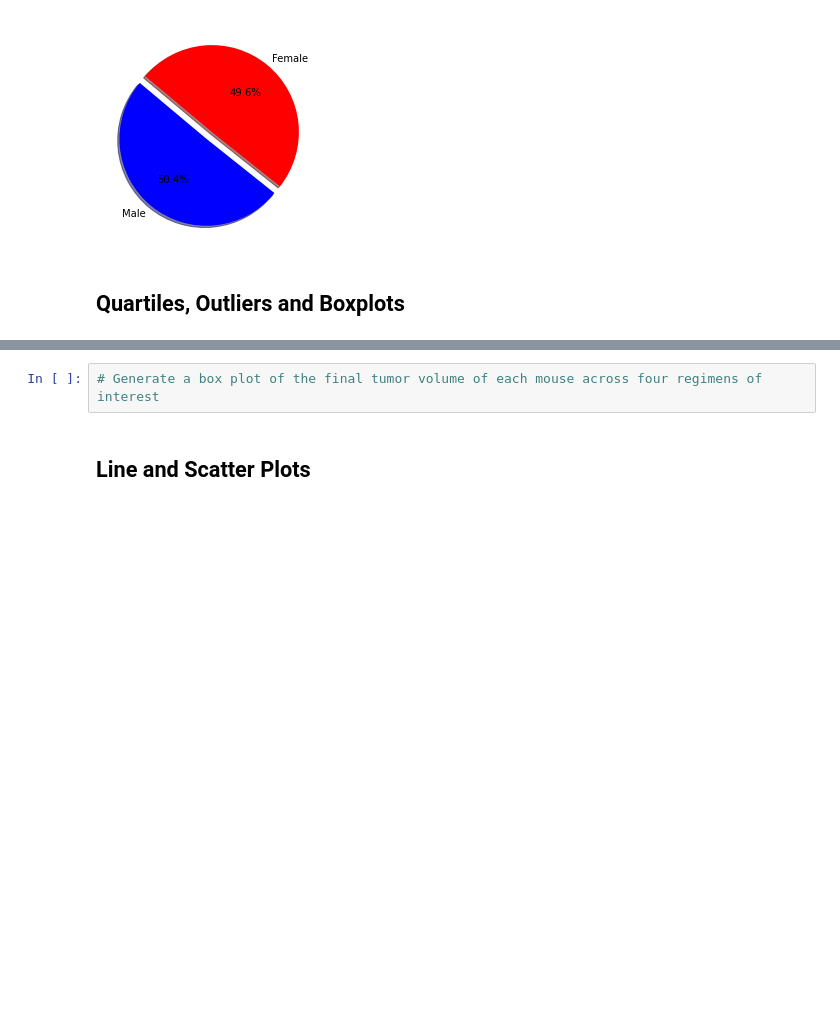
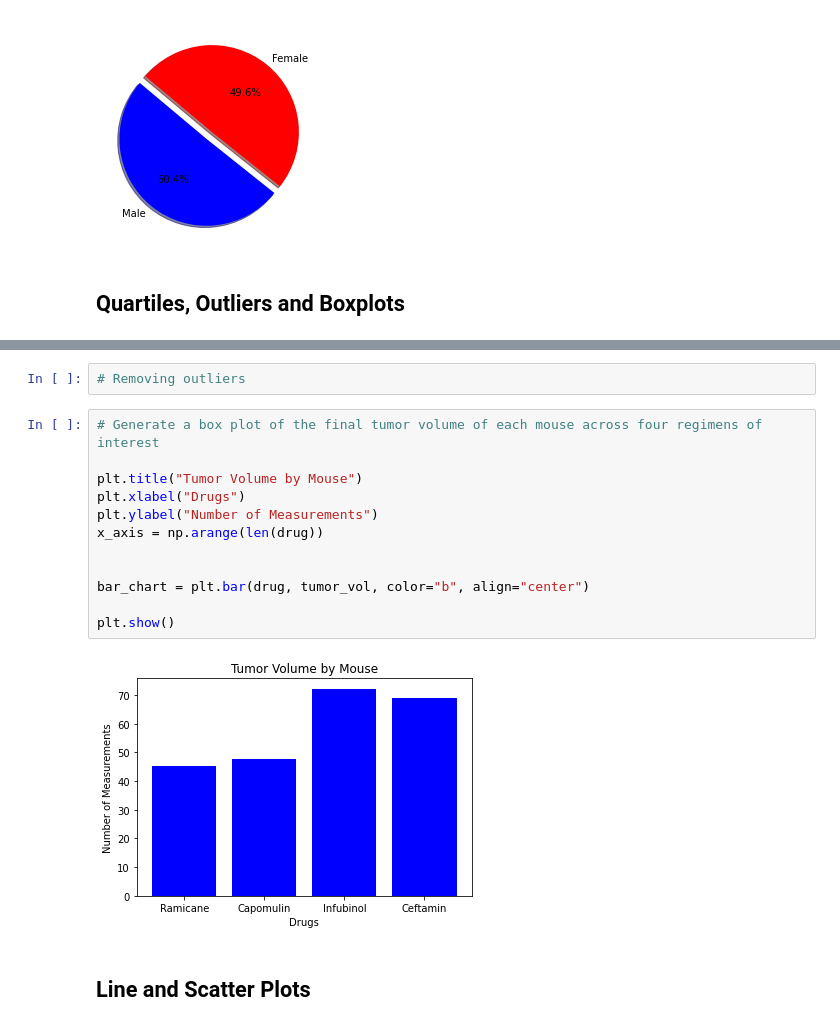
Before and after one commit to candishanks/matplotlib-challenge, a Jupyter notebook: Pymaceuticals/pymaceuticals_starter.ipynb, the cells around one changed output, grey strips where cells are left out. Saved outputs shown, nothing was run; the diff lists cells and outputs as text; blank space fills up the shorter version.

```diff
--- a/Pymaceuticals/pymaceuticals_starter.ipynb
+++ b/Pymaceuticals/pymaceuticals_starter.ipynb
@@ -264,5 +318,19 @@ tp_df
+# %%
+# Removing outliers
 # %%
 # Generate a box plot of the final tumor volume of each mouse across four regimens of interest
+
+plt.title("Tumor Volume by Mouse")
+plt.xlabel("Drugs")
+plt.ylabel("Number of Measurements")
+x_axis = np.arange(len(drug))
+
+
+bar_chart = plt.bar(drug, tumor_vol, color="b", align="center")
+
+plt.show()
+# %% [output]
+[figure, added]
 # %% [markdown]
 ## Line and Scatter Plots
 # %%
```
Also changed, not shown: parts of 3 cells of this notebook.
